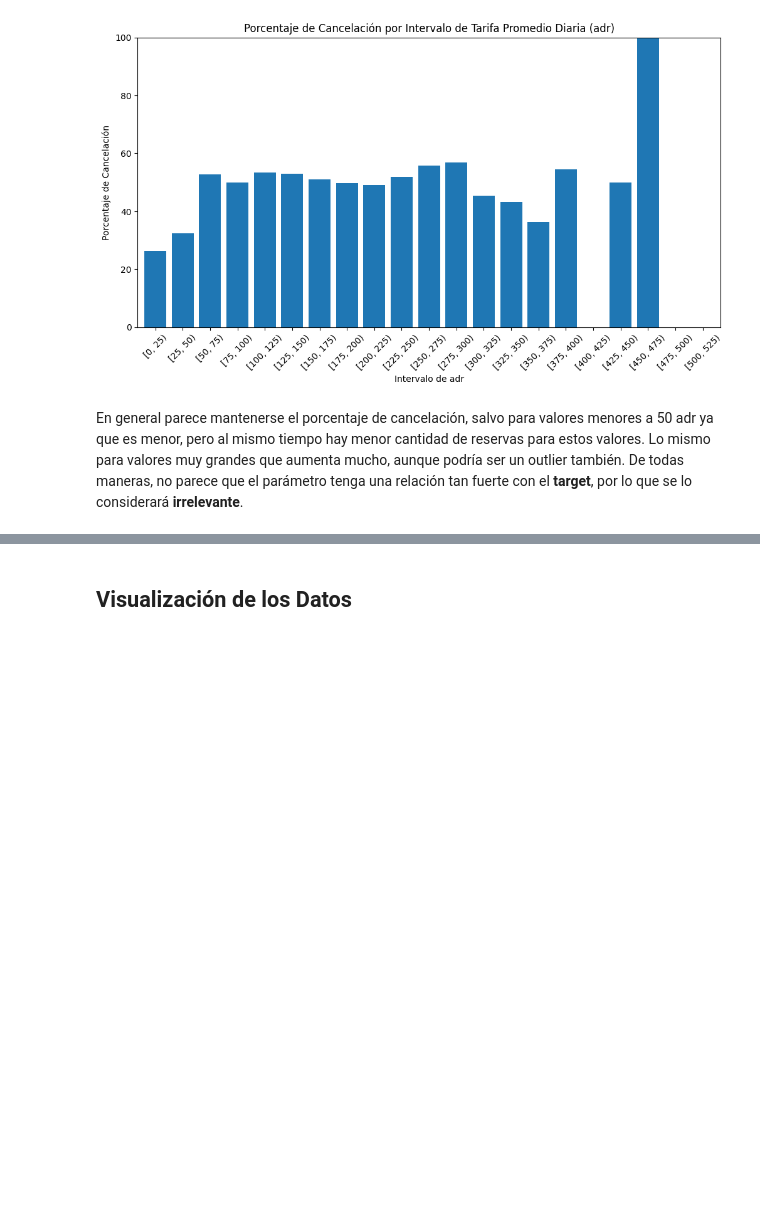
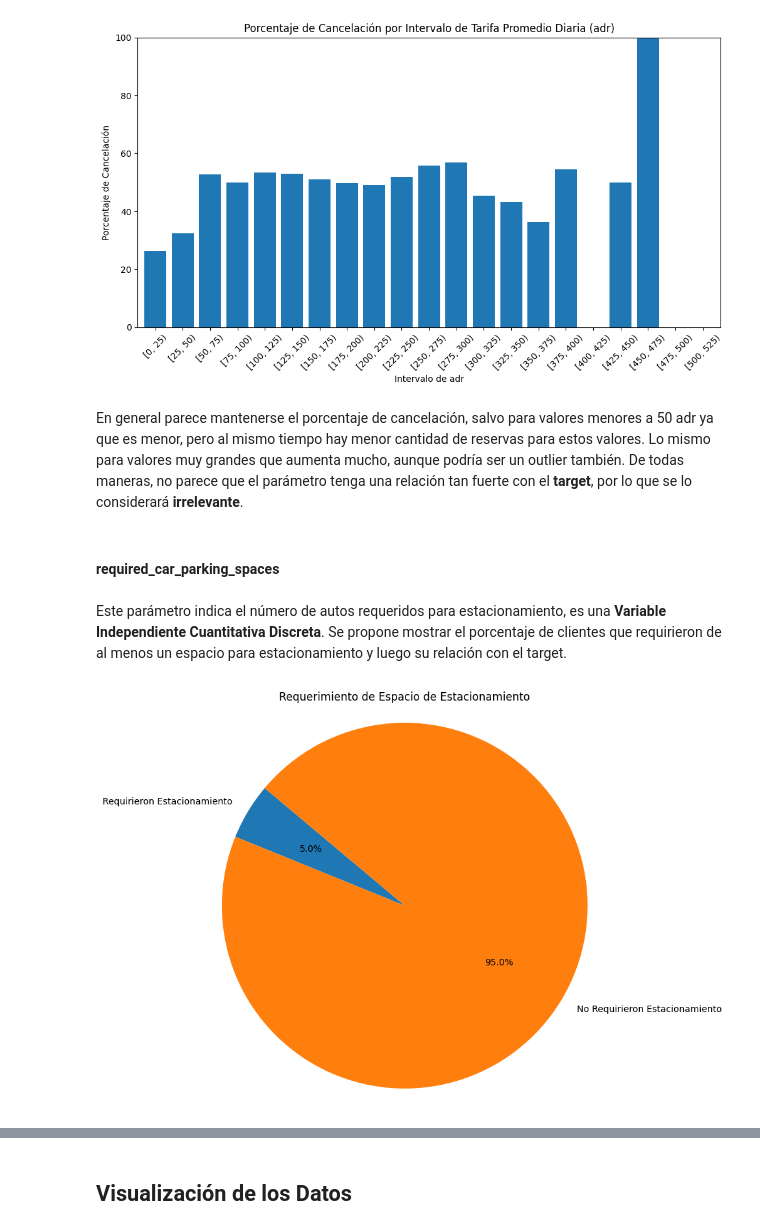
Before and after one commit to InspectorDave/OrgaDeDatos-TPs, a Jupyter notebook: 7506R_TP1_GRUPO11_CHP1_ENTREGA.ipynb, the cells around one changed output, grey strips where cells are left out. Cells and saved outputs as stored; diff of their text form; code cells hidden in the pictures; blank space fills up the shorter version.

Commit message:
required_car_parking_spaces

```diff
--- a/7506R_TP1_GRUPO11_CHP1_ENTREGA.ipynb
+++ b/7506R_TP1_GRUPO11_CHP1_ENTREGA.ipynb
@@ -1648,3 +1648,19 @@ plt.show()
 [figure]
 # %% [markdown]
 En general parece mantenerse el porcentaje de cancelación, salvo para valores menores a 50 adr ya que es menor, pero al mismo tiempo hay menor cantidad de reservas para estos valores. Lo mismo para valores muy grandes que aumenta mucho, aunque podría ser un outlier también. De todas maneras, no parece que el parámetro tenga una relación tan fuerte con el **target**, por lo que se lo considerará **irrelevante**.
+# %% [markdown]
+#### required_car_parking_spaces
+# %% [markdown]
+Este parámetro indica el número de autos requeridos para estacionamiento, es una **Variable Independiente Cuantitativa Discreta**. Se propone mostrar el porcentaje de clientes que requirieron de al menos un espacio para estacionamiento y luego su relación con el target.
+# %%
+hotels_df_copy = hotels_df.copy()
+parking_required = hotels_df_copy[hotels_df_copy['required_car_parking_spaces'] >= 1]
+parking_not_required = hotels_df_copy[hotels_df_copy['required_car_parking_spaces'] == 0]
+
+plt.figure(figsize=(8, 8))
+plt.pie([len(parking_required), len(parking_not_required)], labels=['Requirieron Estacionamiento', 'No Requirieron Estacionamiento'], autopct='%1.1f%%', startangle=140)
+plt.title('Requerimiento de Espacio de Estacionamiento')
+plt.axis('equal')
+plt.show()
+# %% [output]
+[figure, added]
```
Also changed, not shown: parts of 5 cells of this notebook.
